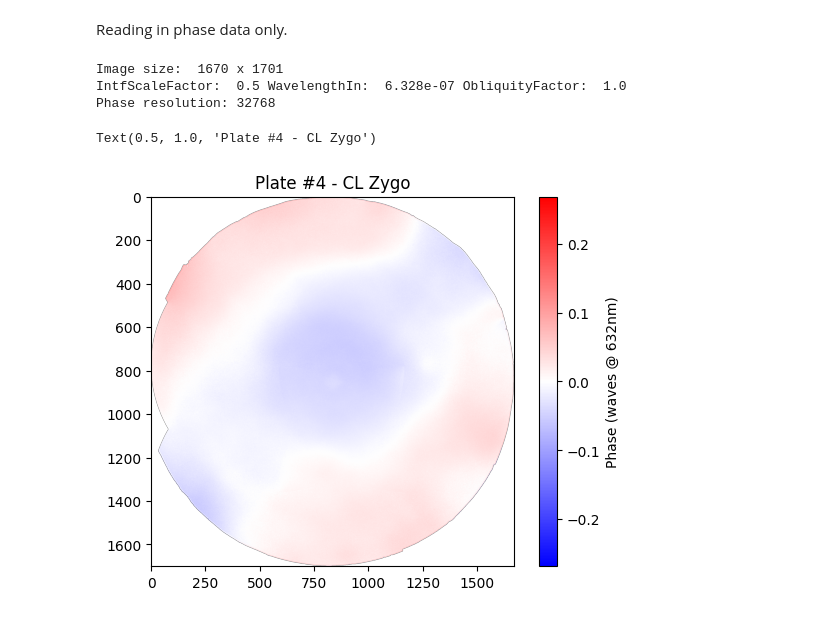
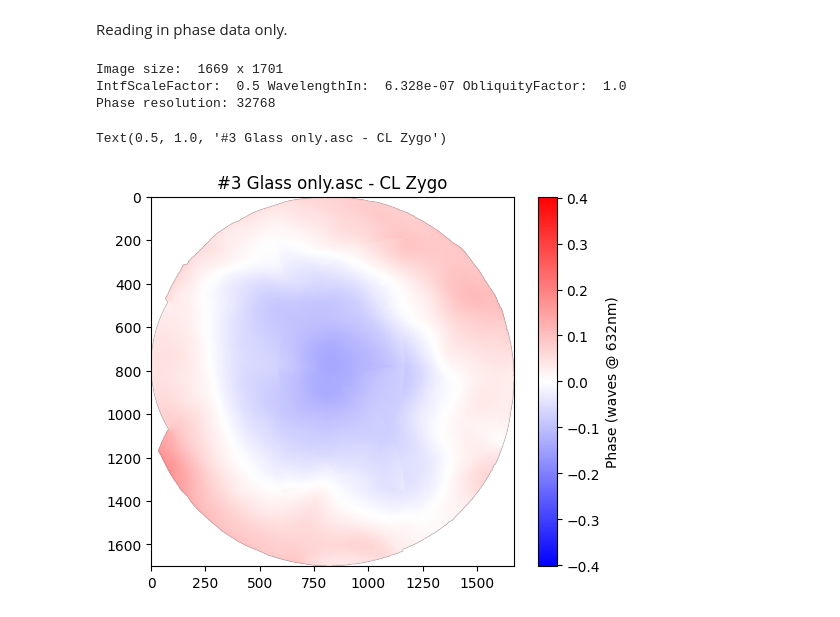
Before and after one commit to TolimanSpace/toliman_dp_design_testing, a Jupyter notebook: LoadZygo.ipynb, the cells around one changed output. Saved outputs shown, nothing was run; the diff lists cells and outputs as text; code cells hidden in the pictures.

```diff
--- a/LoadZygo.ipynb
+++ b/LoadZygo.ipynb
@@ -11,7 +11,7 @@ data_dir = os.getcwd() + "/data/CL_Jan2026/"
 # %% [markdown]
 Reading in phase data only.
 # %%
-fname = data_dir + "#4 Glass only.asc"
+fname = data_dir + "#3 Glass only.asc"
 
 f = open(fname, 'r')
 IntfScaleFactor, WavelengthIn, ObliquityFactor, R = None, None, None, None
@@ -57,24 +57,24 @@ for i, line in enumerate(f):
     if n_hashes == 2:
         hash_in = True
 # %% [output]
-Image size:  1670 x 1701
+Image size:  1669 x 1701
 IntfScaleFactor:  0.5 WavelengthIn:  6.328e-07 ObliquityFactor:  1.0
 Phase resolution: 32768
 # %%
 # phase_arr = np.asarray(phase_img)
 # fx_img = np.append(phase_img[-1], 9223372036854775808)
 # fx_list = phase_img[0:-1] + [fx_img]
 # phase_arr = np.asarray(fx_list)
 # %matplotlib qt
 phase_arr = np.concatenate(phase_img)
 reshaped_phase_arr = phase_arr.reshape(img_size_y, img_size_x)*(IntfScaleFactor*ObliquityFactor)/R #reshape and convert phase units to waves
 
 # filter for pseudo-NaNs
 reshaped_phase_arr[reshaped_phase_arr == reshaped_phase_arr.max()] = np.nan
 
 plt.imshow(reshaped_phase_arr, cmap='bwr', norm=CenteredNorm())
 plt.colorbar(label='Phase (waves @ {:d}nm)'.format(int(WavelengthIn*1e9)))
-plt.title("Plate #4 - CL Zygo")
+plt.title("{} - CL Zygo".format(fname.split("/")[-1]))
 # %% [output]
-Text(0.5, 1.0, 'Plate #4 - CL Zygo')
+Text(0.5, 1.0, '#3 Glass only.asc - CL Zygo')
-[figure, old version]
+[figure, new version]
```
Also changed, not shown: parts of 1 cell of this notebook, 2 other files.
